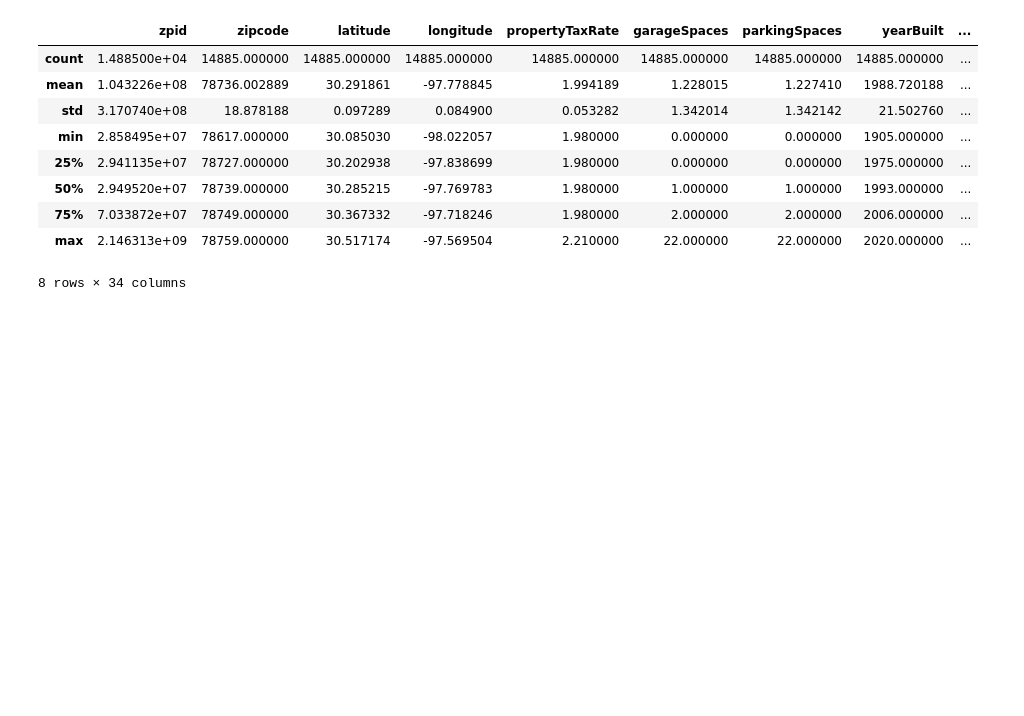
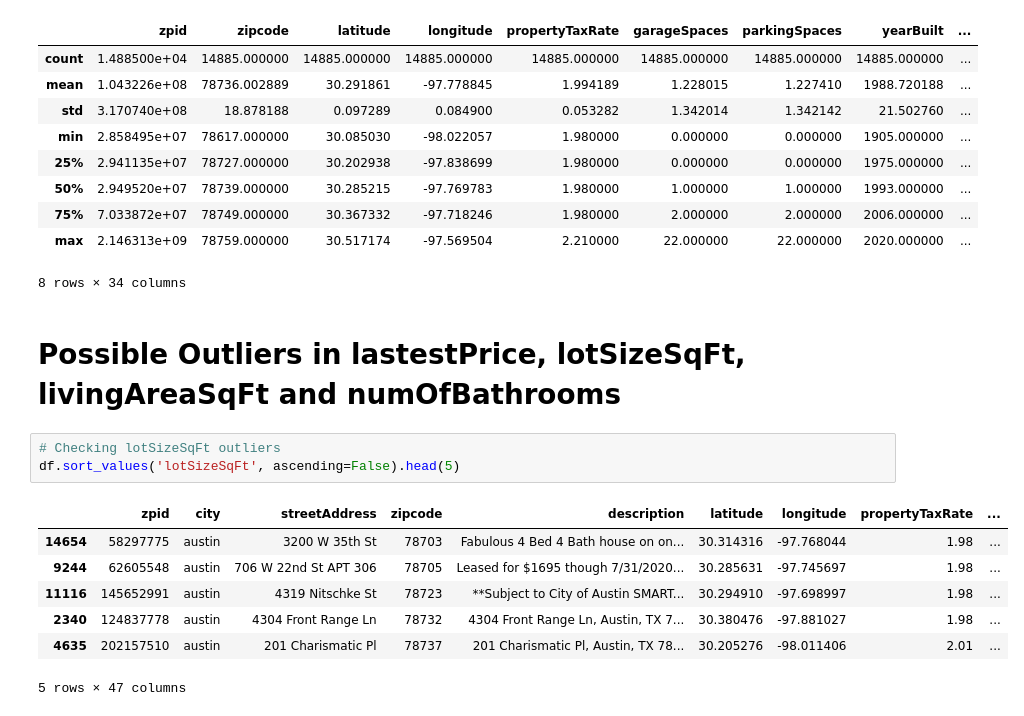
Before and after one commit to dianahandler/Final_Module20_Group3, a Jupyter notebook: Housing_Price_Data.ipynb, the cells around one changed output. Saved outputs shown, nothing was run; the diff lists cells and outputs as text; blank space fills up the shorter version.

```diff
--- a/Housing_Price_Data.ipynb
+++ b/Housing_Price_Data.ipynb
@@ -150,3 +159,16 @@ df.describe()
 | 75% | 7.033872e+07 | 78749.000000 | 30.367332 | -97.718246 | 1.980000 | 2.000000 | 2.000000 | 2006.000000 | ... |
 | max | 2.146313e+09 | 78759.000000 | 30.517174 | -97.569504 | 2.210000 | 22.000000 | 22.000000 | 2020.000000 | ... |
 8 rows × 34 columns
+# %% [markdown]
+# Possible Outliers in lastestPrice, lotSizeSqFt, livingAreaSqFt and numOfBathrooms
+# %%
+# Checking lotSizeSqFt outliers
+df.sort_values('lotSizeSqFt', ascending=False).head(5)
+# %% [output]
+|  | zpid | city | streetAddress | zipcode | description | latitude | longitude | propertyTaxRate | ... |
+| 14654 | 58297775 | austin | 3200 W 35th St | 78703 | Fabulous 4 Bed 4 Bath house on on... | 30.314316 | -97.768044 | 1.98 | ... |
+| 9244 | 62605548 | austin | 706 W 22nd St APT 306 | 78705 | Leased for $1695 though 7/31/2020... | 30.285631 | -97.745697 | 1.98 | ... |
+| 11116 | 145652991 | austin | 4319 Nitschke St | 78723 | **Subject to City of Austin SMART... | 30.294910 | -97.698997 | 1.98 | ... |
+| 2340 | 124837778 | austin | 4304 Front Range Ln | 78732 | 4304 Front Range Ln, Austin, TX 7... | 30.380476 | -97.881027 | 1.98 | ... |
+| 4635 | 202157510 | austin | 201 Charismatic Pl | 78737 | 201 Charismatic Pl, Austin, TX 78... | 30.205276 | -98.011406 | 2.01 | ... |
+5 rows × 47 columns
```
Also changed, not shown: parts of 14 cells of this notebook.
